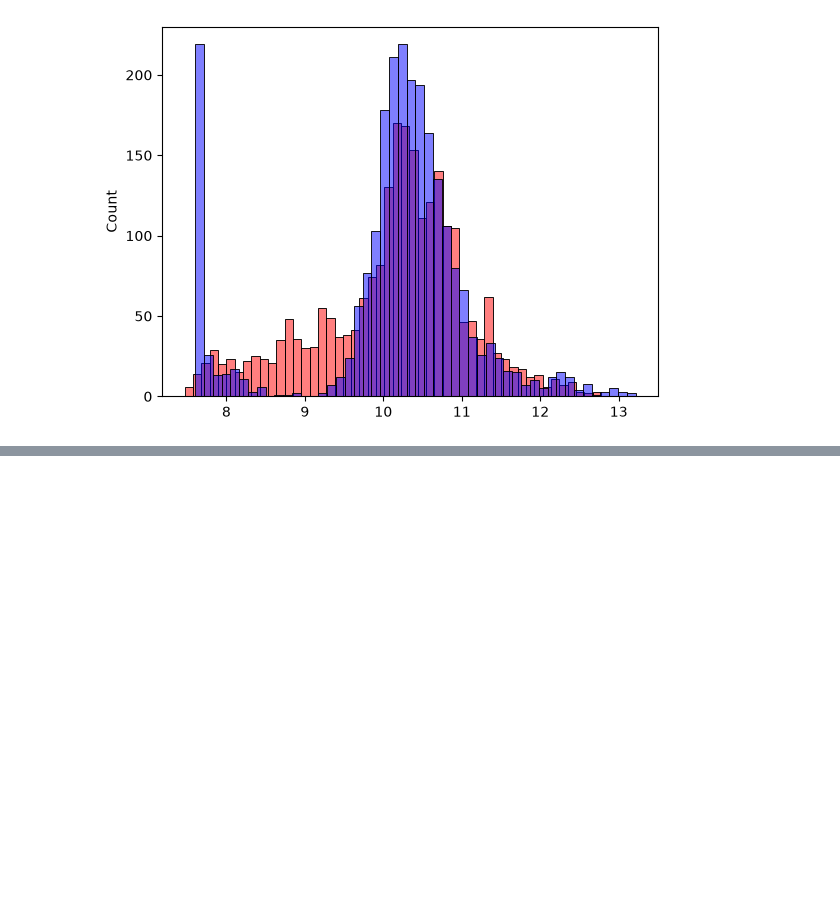
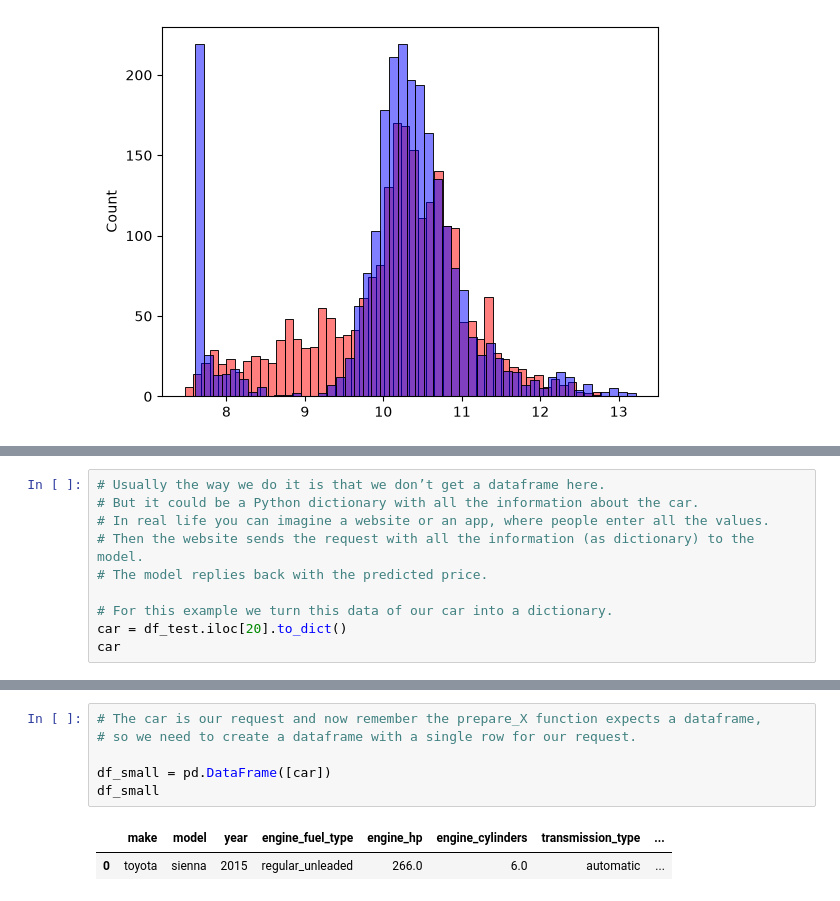
Before and after one commit to vincentainatech/machine-learning-zoomcamp-homework, a Jupyter notebook: 02-Regression/car-price-prediction.ipynb, the cells around one changed output, grey strips where cells are left out. Saved outputs shown, nothing was run; the diff lists cells and outputs as text; blank space fills up the shorter version.

```diff
--- a/02-Regression/car-price-prediction.ipynb
+++ b/02-Regression/car-price-prediction.ipynb
@@ -1140,0 +1742,10 @@ sns.histplot(y_val, color='blue', alpha=0.5,  bins=50)
+# %%
+# Usually the way we do it is that we don’t get a dataframe here.
+# But it could be a Python dictionary with all the information about the car.
+# In real life you can imagine a website or an app, where people enter all the values.
+# Then the website sends the request with all the information (as dictionary) to the model.
+# The model replies back with the predicted price.
+
+# For this example we turn this data of our car into a dictionary.
+car = df_test.iloc[20].to_dict()
+car
@@ -1140,0 +1768,9 @@ sns.histplot(y_val, color='blue', alpha=0.5,  bins=50)
+# %%
+# The car is our request and now remember the prepare_X function expects a dataframe,
+# so we need to create a dataframe with a single row for our request.
+
+df_small = pd.DataFrame([car])
+df_small
+# %% [output]
+|  | make | model | year | engine_fuel_type | engine_hp | engine_cylinders | transmission_type | ... |
+| 0 | toyota | sienna | 2015 | regular_unleaded | 266.0 | 6.0 | automatic | ... |
```
Also changed, not shown: parts of 61 cells of this notebook.
